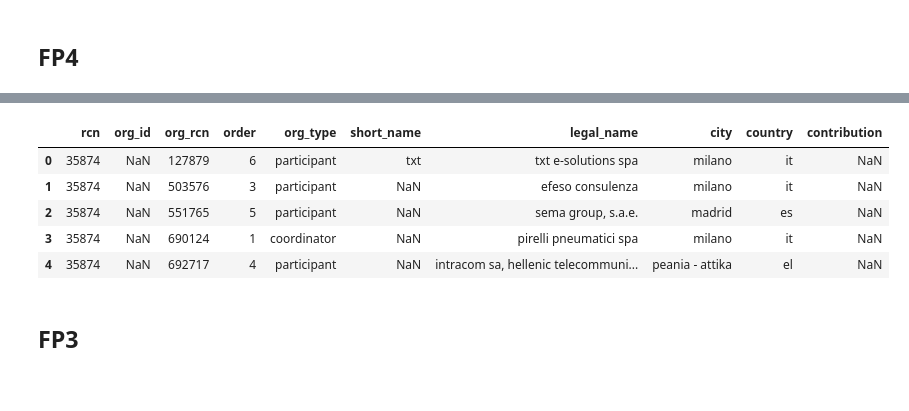
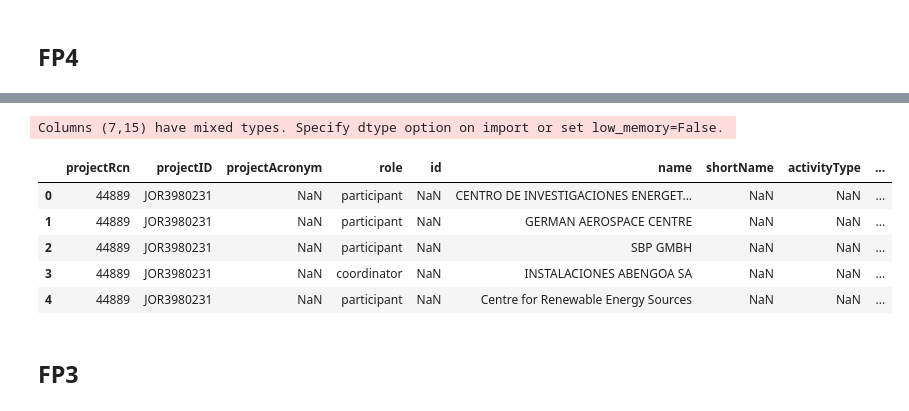
Before and after one commit to andremann/proj-net, a Jupyter notebook: notebooks/01-Initial-data-exploration.ipynb, the cells around one changed output, grey strips where cells are left out. Drawn from its saved outputs; the diff is of its cells as text; code cells hidden in the pictures.

```diff
--- a/notebooks/01-Initial-data-exploration.ipynb
+++ b/notebooks/01-Initial-data-exploration.ipynb
@@ -157,15 +160,13 @@ fp4_projects.head()
 # %%
-fp4_organisations = pd.read_csv('../data/processed/fp4-organisations.csv', delimiter='\t', header=None)
-fp4_organisations.columns = ['rcn', 'org_id', 'org_rcn', 'order', 'org_type',
-                         'short_name', 'legal_name',
-                         'city', 'country', 'contribution']
+fp4_organisations = pd.read_csv('../data/raw/cordis-fp4organizations.csv', delimiter='\t')
 fp4_organisations.head()
 # %% [output]
+Columns (7,15) have mixed types. Specify dtype option on import or set low_memory=False.
-|  | rcn | org_id | org_rcn | order | org_type | short_name | legal_name | city | country | contribution |
-| 0 | 35874 | NaN | 127879 | 6 | participant | txt | txt e-solutions spa | milano | it | NaN |
-| 1 | 35874 | NaN | 503576 | 3 | participant | NaN | efeso consulenza | milano | it | NaN |
-| 2 | 35874 | NaN | 551765 | 5 | participant | NaN | sema group, s.a.e. | madrid | es | NaN |
-| 3 | 35874 | NaN | 690124 | 1 | coordinator | NaN | pirelli pneumatici spa | milano | it | NaN |
-| 4 | 35874 | NaN | 692717 | 4 | participant | NaN | intracom sa, hellenic telecommuni... | peania - attika | el | NaN |
+|  | projectRcn | projectID | projectAcronym | role | id | name | shortName | activityType | ... |
+| 0 | 44889 | JOR3980231 | NaN | participant | NaN | CENTRO DE INVESTIGACIONES ENERGET... | NaN | NaN | ... |
+| 1 | 44889 | JOR3980231 | NaN | participant | NaN | GERMAN AEROSPACE CENTRE | NaN | NaN | ... |
+| 2 | 44889 | JOR3980231 | NaN | participant | NaN | SBP GMBH | NaN | NaN | ... |
+| 3 | 44889 | JOR3980231 | NaN | coordinator | NaN | INSTALACIONES ABENGOA SA | NaN | NaN | ... |
+| 4 | 44889 | JOR3980231 | NaN | participant | NaN | Centre for Renewable Energy Sources | NaN | NaN | ... |
 # %% [markdown]
 ## FP3
```
Also changed, not shown: parts of 36 cells of this notebook.
